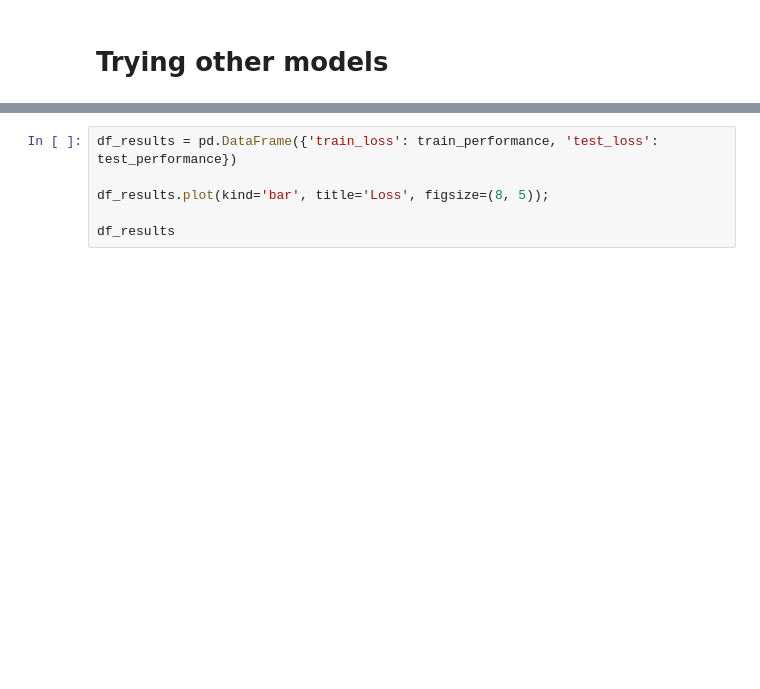
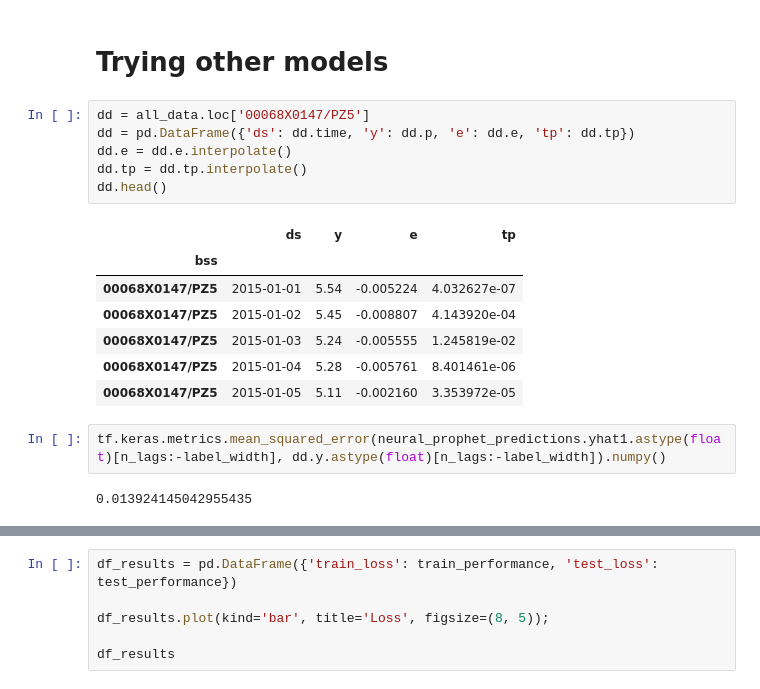
Before and after one commit to frankl1/piezoforecast, a Jupyter notebook: portfolio_experiments/defi1-final.ipynb, the cells around one changed output, grey strips where cells are left out. Cells and saved outputs as stored; diff of their text form; blank space fills up the shorter version.

```diff
--- a/portfolio_experiments/defi1-final.ipynb
+++ b/portfolio_experiments/defi1-final.ipynb
@@ -589,6 +575,24 @@ no_suffled_window.plot(lstm_model2, plot_col='p')
 [figure]
 # %% [markdown]
 # Trying other models
+# %%
+dd = all_data.loc['00068X0147/PZ5']
+dd = pd.DataFrame({'ds': dd.time, 'y': dd.p, 'e': dd.e, 'tp': dd.tp})
+dd.e = dd.e.interpolate()
+dd.tp = dd.tp.interpolate()
+dd.head()
+# %% [output]
+|  | ds | y | e | tp |
+| bss |  |  |  |  |
+| 00068X0147/PZ5 | 2015-01-01 | 5.54 | -0.005224 | 4.032627e-07 |
+| 00068X0147/PZ5 | 2015-01-02 | 5.45 | -0.008807 | 4.143920e-04 |
+| 00068X0147/PZ5 | 2015-01-03 | 5.24 | -0.005555 | 1.245819e-02 |
+| 00068X0147/PZ5 | 2015-01-04 | 5.28 | -0.005761 | 8.401461e-06 |
+| 00068X0147/PZ5 | 2015-01-05 | 5.11 | -0.002160 | 3.353972e-05 |
+# %%
+tf.keras.metrics.mean_squared_error(neural_prophet_predictions.yhat1.astype(float)[n_lags:-label_width], dd.y.astype(float)[n_lags:-label_width]).numpy()
+# %% [output]
+0.013924145042955435
 # %%
 from neuralprophet import NeuralProphet
 
```
Also changed, not shown: parts of 14 cells of this notebook, 2 other files.
